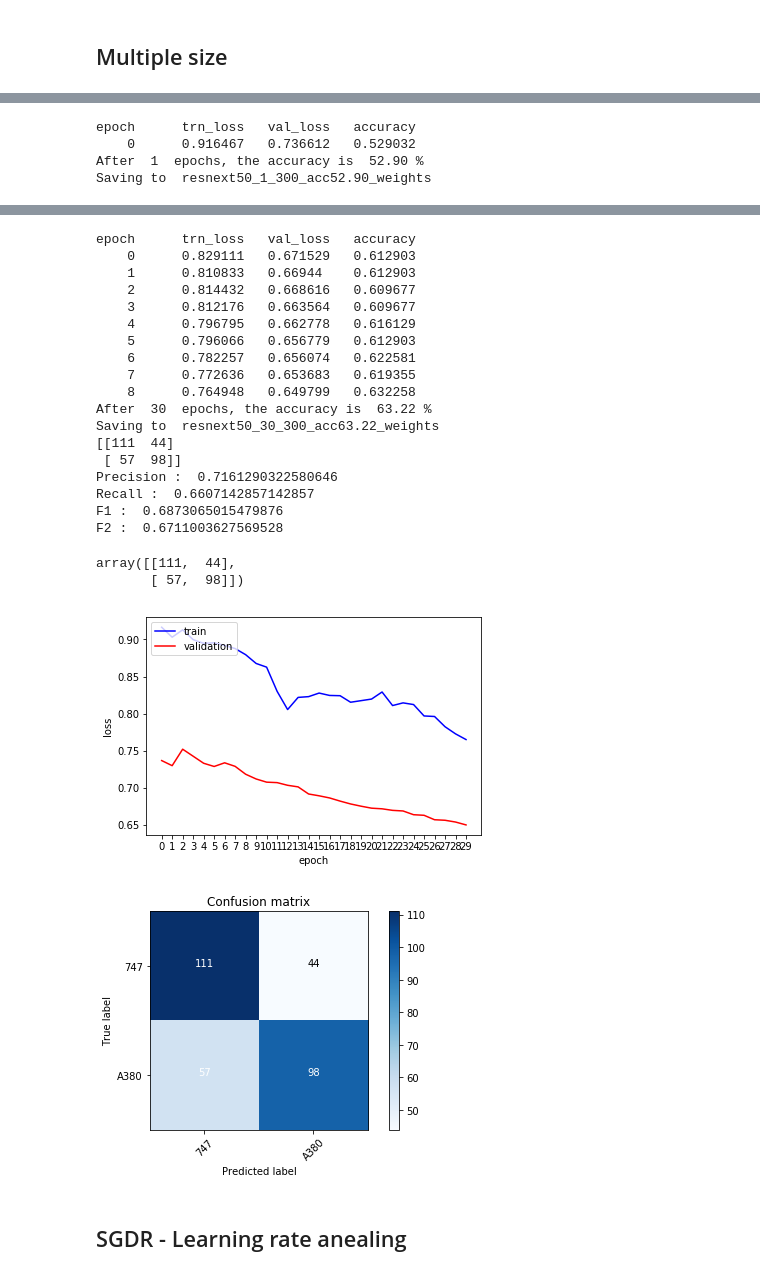
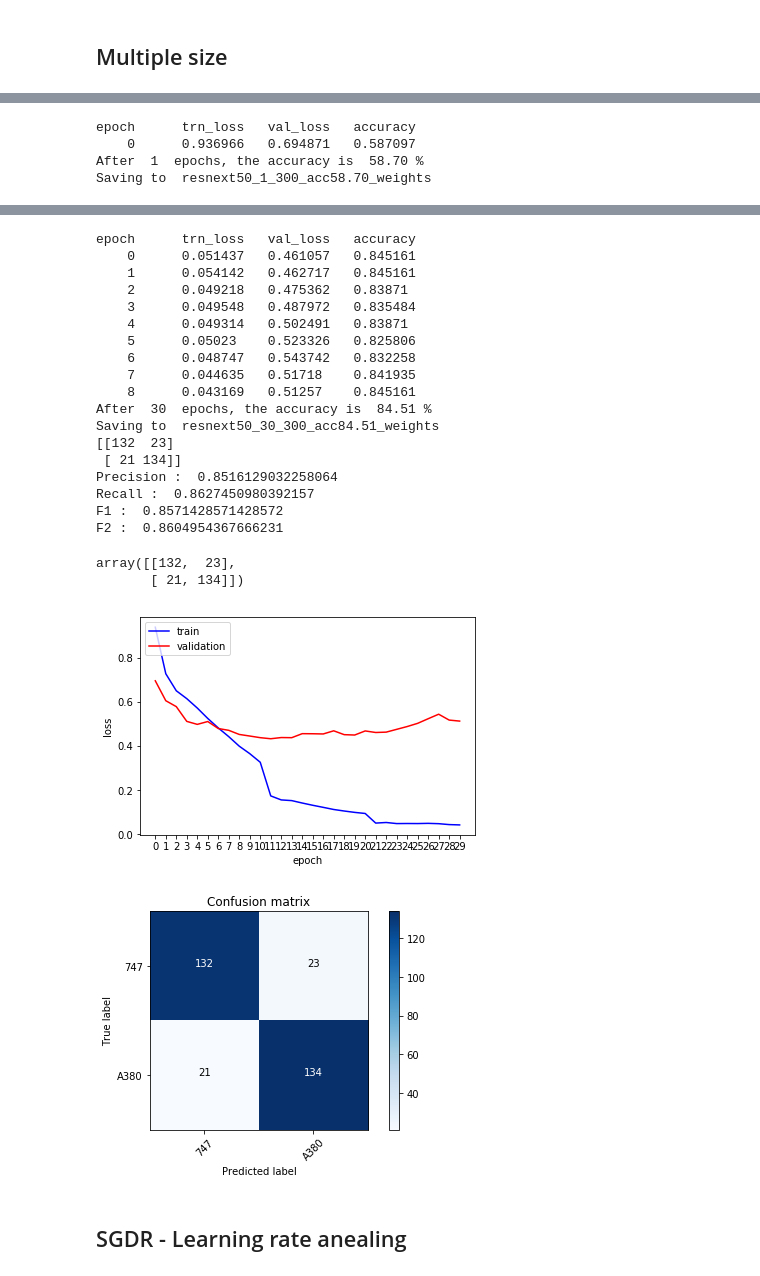
Before and after one commit to benoit-cty/deep_learning_tests, a Jupyter notebook: 01-Binary_Classification_747_vs_A380.ipynb, the cells around one changed output, grey strips where cells are left out. Saved outputs shown, nothing was run; the diff lists cells and outputs as text; code cells hidden in the pictures.

```diff
--- a/01-Binary_Classification_747_vs_A380.ipynb
+++ b/01-Binary_Classification_747_vs_A380.ipynb
@@ -217,7 +263,12 @@ array([[124,  31],
 # %%
+# F2 :  0.84 for image_size=128, batch_size=150, lr=1e-3, epoch=30, ps=0.5
+# F2 :  0.73 for image_size=128, batch_size=150, lr=0.0001, epoch=30, ps=0.5
+# F2 :  0.79 for image_size=128, batch_size=128, lr=1e-4, epoch=30
+# F2 :  0.86 for image_size=128, batch_size=128, lr=1e-3, epoch=30
+
 image_size=128
-batch_size=150
-lr=0.0001
+batch_size=128
+lr=1e-3
 epoch=30
 aug_tfms=[RandomRotate(10, tfm_y=TfmType.NO),
         RandomFlip(),
@@ -272,11 +323,19 @@ array([[115,  40],
 # %% [markdown]
 ## Multiple size
 # %%
-learning_rate = 1e-4
-dropout = [0.25,0.5]
-global_results = collections.OrderedDict([])
+# F2 :  0.67 for learning_rate = 1e-4, dropout = [0.25,0.5], image_size = 128, batch_size = 150
+# F2 :  0.62 pour dropout =[0.25,0.5] et learning_rate = 1e-3
+# F2 :  0.79 pour dropout = 0.5 et learning_rate = 1e-3
+# F2 :  0.85 for learning_rate = 1e-2, dropout = 0.5, image_size = 128, batch_size = 150
+# F2 :  0.86 for learning_rate = 1e-2, dropout = 0.5, image_size = 128, batch_size = 150
+
+
+learning_rate = 1e-2
+dropout = 0.5
 image_size = 128
 batch_size = 150
+
+global_results = collections.OrderedDict([])
 aug_tfms=[RandomRotate(10, tfm_y=TfmType.NO), RandomFlip(), RandomLighting(0.05, 0.05,tfm_y=TfmType.NO), RandomZoom(zoom_max=0.2),RandomStretch(max_stretch=0.2)]
 tfms = tfms_from_model(arch, image_size, aug_tfms=aug_tfms, max_zoom=1.1)
 data = ImageClassifierData.from_paths(PATH, tfms=tfms, bs=batch_size, num_workers=num_cpus())
@@ -309,8 +368,8 @@ plot_the_confusion_matrix()
 # %% [output]
 [interactive output not drawn]
 epoch      trn_loss   val_loss   accuracy
-    0      0.916467   0.736612   0.529032
-After  1  epochs, the accuracy is  52.90 %
-Saving to  resnext50_1_300_acc52.90_weights
+    0      0.936966   0.694871   0.587097
+After  1  epochs, the accuracy is  58.70 %
+Saving to  resnext50_1_300_acc58.70_weights
 [interactive output not drawn]
 epoch      trn_loss   val_loss   accuracy
@@ -343,25 +402,25 @@ Saving to  resnext50_21_128_acc60.64_weights
 [interactive output not drawn]
 epoch      trn_loss   val_loss   accuracy
-    0      0.829111   0.671529   0.612903
-    1      0.810833   0.66944    0.612903
-    2      0.814432   0.668616   0.609677
-    3      0.812176   0.663564   0.609677
-    4      0.796795   0.662778   0.616129
-    5      0.796066   0.656779   0.612903
-    6      0.782257   0.656074   0.622581
-    7      0.772636   0.653683   0.619355
-    8      0.764948   0.649799   0.632258
-After  30  epochs, the accuracy is  63.22 %
-Saving to  resnext50_30_300_acc63.22_weights
-[[111  44]
- [ 57  98]]
-Precision :  0.7161290322580646
-Recall :  0.6607142857142857
-F1 :  0.6873065015479876
-F2 :  0.6711003627569528
+    0      0.051437   0.461057   0.845161
+    1      0.054142   0.462717   0.845161
+    2      0.049218   0.475362   0.83871
+    3      0.049548   0.487972   0.835484
+    4      0.049314   0.502491   0.83871
+    5      0.05023    0.523326   0.825806
+    6      0.048747   0.543742   0.832258
+    7      0.044635   0.51718    0.841935
+    8      0.043169   0.51257    0.845161
+After  30  epochs, the accuracy is  84.51 %
+Saving to  resnext50_30_300_acc84.51_weights
+[[132  23]
+ [ 21 134]]
+Precision :  0.8516129032258064
+Recall :  0.8627450980392157
+F1 :  0.8571428571428572
+F2 :  0.8604954367666231
-array([[111,  44],
-       [ 57,  98]])
+array([[132,  23],
+       [ 21, 134]])
-[figure, old version]
+[figure, new version]
-[figure, old version]
+[figure, new version]
 # %% [markdown]
 ## SGDR - Learning rate anealing
```
Also changed, not shown: parts of 47 cells of this notebook.
